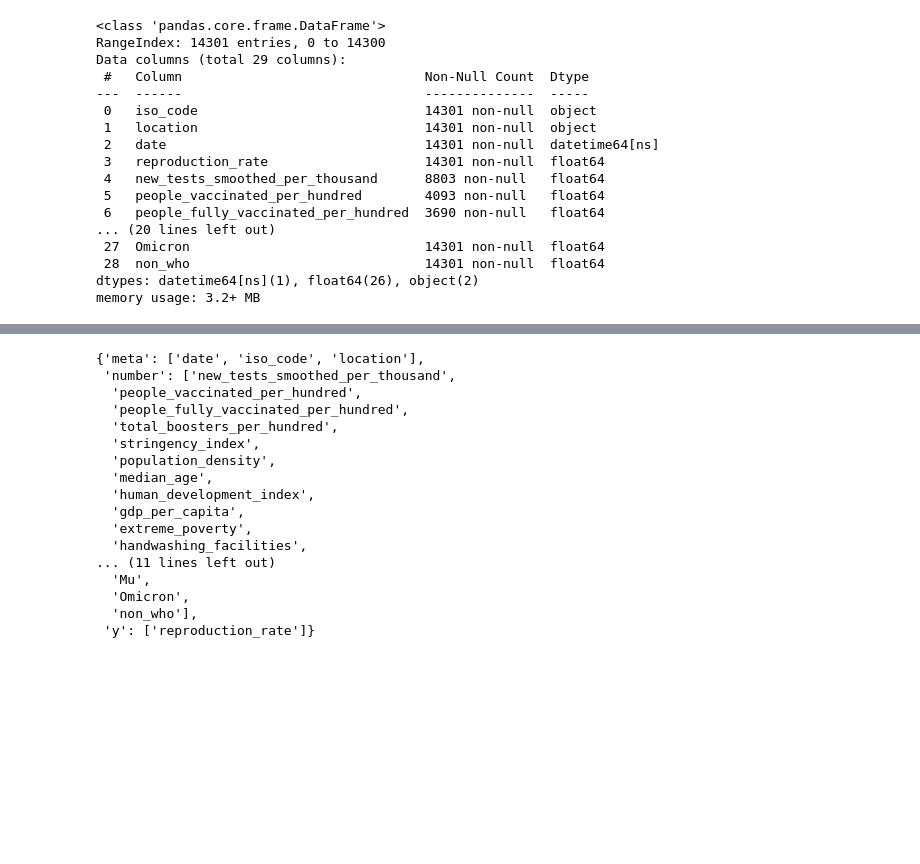
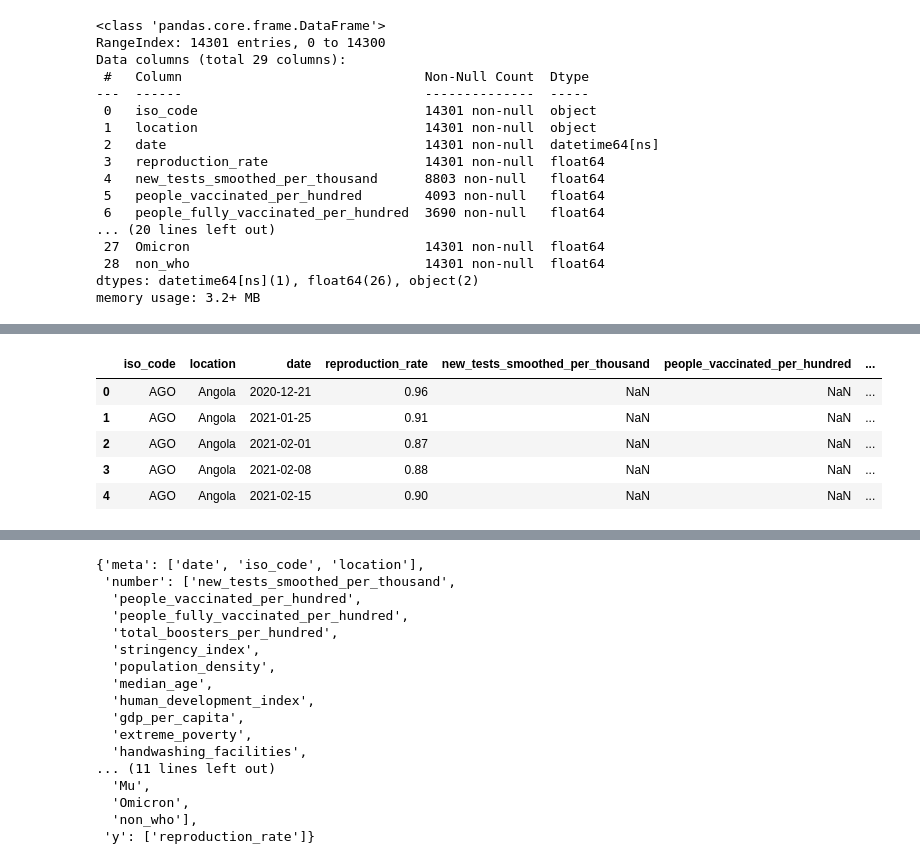
Before and after one commit to w-oke/covid_reproduction, a Jupyter notebook: covid_owid_1_preparation.ipynb, the cells around one changed output, grey strips where cells are left out. Cells and saved outputs as stored; diff of their text form; code cells hidden in the pictures; blank space fills up the shorter version.

```diff
--- a/covid_owid_1_preparation.ipynb
+++ b/covid_owid_1_preparation.ipynb
@@ -402,0 +426,9 @@ memory usage: 3.2+ MB
+# %%
+owid3.head()
+# %% [output]
+|  | iso_code | location | date | reproduction_rate | new_tests_smoothed_per_thousand | people_vaccinated_per_hundred | ... |
+| 0 | AGO | Angola | 2020-12-21 | 0.96 | NaN | NaN | ... |
+| 1 | AGO | Angola | 2021-01-25 | 0.91 | NaN | NaN | ... |
+| 2 | AGO | Angola | 2021-02-01 | 0.87 | NaN | NaN | ... |
+| 3 | AGO | Angola | 2021-02-08 | 0.88 | NaN | NaN | ... |
+| 4 | AGO | Angola | 2021-02-15 | 0.90 | NaN | NaN | ... |
```
Also changed, not shown: parts of 16 cells of this notebook.
